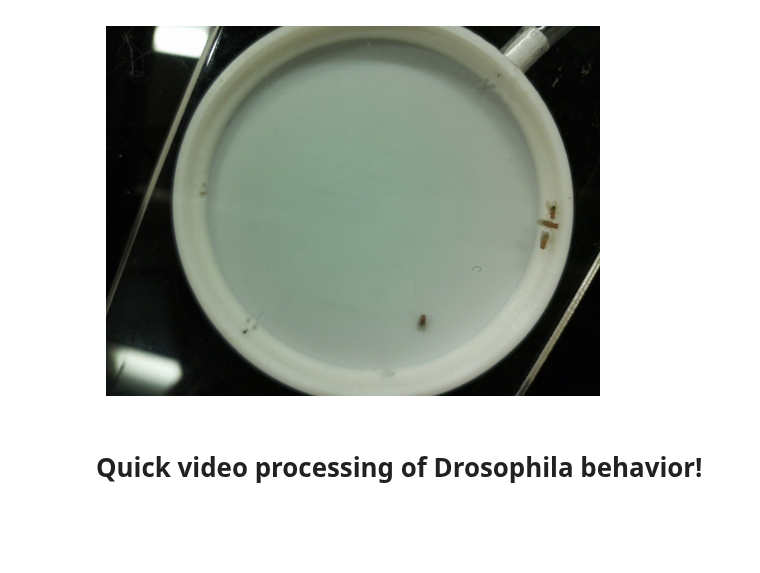
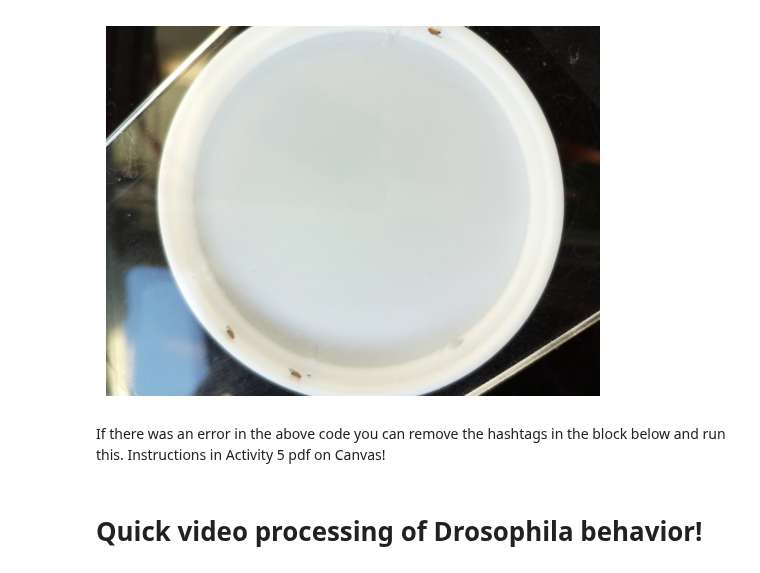
Before and after one commit to mattsmiths/biol470, a Jupyter notebook: week5/simpleDrosophilaTracking.ipynb, the cells around one changed output. Cells and saved outputs as stored; diff of their text form; code cells hidden in the pictures; blank space fills up the shorter version.

```diff
--- a/week5/simpleDrosophilaTracking.ipynb
+++ b/week5/simpleDrosophilaTracking.ipynb
@@ -14,3 +14,43 @@ import matplotlib.pyplot as plt
 import numpy as np
 import glob
 import pandas as pd
+# %%
+select_goup = 'Fly_C_Air' # @param ["Fly_A_Air", "Fly_A_Linalool", "Fly_A_Peppermint","Fly_B_Air", "Fly_B_Linalool", "Fly_B_Peppermint","Fly_C_Air", "Fly_C_Linalool", "Fly_C_Peppermint","Fly_D_Air", "Fly_D_Linalool", "Fly_D_Peppermint"]
+
+if select_goup == 'Fly_A_Air':
+  videoPath = '/content/drive/MyDrive/BIOL470/Activity_3/group_matt/Fly_A/group_matt_flyA_air_2025-02-06_14-26-15.avi'
+elif select_goup == 'Fly_A_Linalool':
+  videoPath = '/content/drive/MyDrive/BIOL470/Activity_3/group_matt/Fly_A/group_matt_flyA_linalool_2025-02-06_14-32-19.avi'
+elif select_goup == 'Fly_A_Peppermint':
+  videoPath = '/content/drive/MyDrive/BIOL470/Activity_3/group_matt/Fly_A/group_matt_flyA_peppermint_2025-02-06_14-43-34.avi'
+
+elif select_goup == 'Fly_B_Air':
+  videoPath = '/content/drive/MyDrive/BIOL470/Activity_3/group_matt/Fly_B/group_matt_flyB_air_2025-02-06_15-43-09.avi'
+elif select_goup == 'Fly_B_Linalool':
+  videoPath = '/content/drive/MyDrive/BIOL470/Activity_3/group_matt/Fly_B/group_matt_flyB_linalool_2025-02-06_16-17-44.avi'
+elif select_goup == 'Fly_B_Peppermint':
+  videoPath = '/content/drive/MyDrive/BIOL470/Activity_3/group_matt/Fly_B/group_matt_flyB_peppermint_2025-02-06_15-57-51.avi'
+
+elif select_goup == 'Fly_C_Air':
+  videoPath = '/content/drive/MyDrive/BIOL470/Activity_3/group_matt/Fly_C/group_matt_flyC_air_2025-02-06_14-58-57.avi'
+elif select_goup == 'Fly_C_Linalool':
+  videoPath = '/content/drive/MyDrive/BIOL470/Activity_3/group_matt/Fly_C/group_matt_flyC_linalool_2025-02-06_15-27-08.avi'
+elif select_goup == 'Fly_C_Peppermint':
+  videoPath = '/content/drive/MyDrive/BIOL470/Activity_3/group_matt/Fly_C/group_matt_flyC_peppermint_2025-02-06_15-19-09.avi'
+
+
+elif select_goup == 'Fly_D_Air':
+  videoPath = '/content/drive/MyDrive/BIOL470/Activity_3/group_matt/Fly_D/group_matt_flyD_air_2025-02-05_20-15-26.avi'
+elif select_goup == 'Fly_D_Linalool':
+  videoPath = '/content/drive/MyDrive/BIOL470/Activity_3/group_matt/Fly_D/group_matt_flyD_linalool_2025-02-05_20-05-37.avi'
+elif select_goup == 'Fly_D_Peppermint':
+  videoPath = '/content/drive/MyDrive/BIOL470/Activity_3/group_matt/Fly_D/group_matt_flyD_peppermint_2025-02-05_20-12-20.avi'
+
+
+in1 = cv.VideoCapture(videoPath)
+readIn,frame = in1.read()
+plt.imshow(frame[:,:,::-1])
+plt.axis('off')
+plt.show()
+# %% [output]
+[figure, added]
@@ -17,11 +62,11 @@ import pandas as pd
+# %% [markdown]
+If there was an error in the above code you can remove the hashtags in the block below and run this. Instructions in Activity 5 pdf on Canvas!
 # %%
-videoPath = '/content/drive/MyDrive/BIOL470/Activity_3/group_matt/Fly_D/group_matt_flyD_air_2025-02-05_20-15-26.avi' # @param {type:"string"}
-in1 = cv.VideoCapture(videoPath)
-readIn,frame = in1.read()
-plt.imshow(frame[:,:,::-1])
-plt.axis('off')
-plt.show()
+#videoPath = '/content/drive/MyDrive/BIOL470/Activity_3/group_matt/Fly_B/group_matt_flyD_air_2025-02-05_20-15-26.avi' # @param {type:"string"}
+#in1 = cv.VideoCapture(videoPath)
+#readIn,frame = in1.read()
+#plt.imshow(frame[:,:,::-1])
+#plt.axis('off')
+#plt.show()
-# %% [output]
-[figure, removed]
 # %% [markdown]
 # Quick video processing of Drosophila behavior!
```
Also changed, not shown: parts of 11 cells of this notebook.
